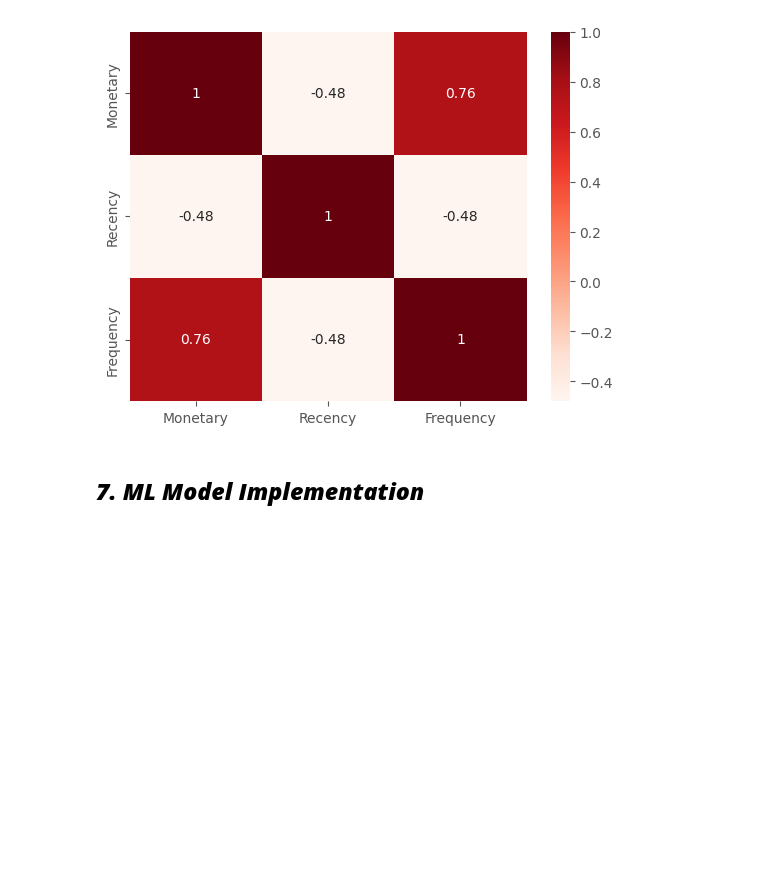
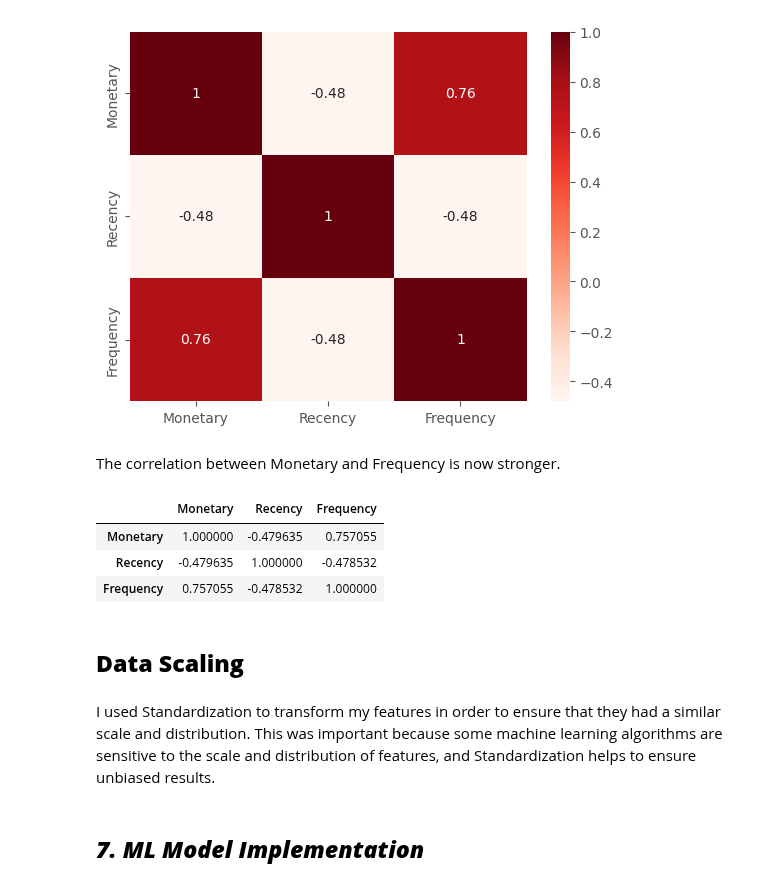
Before and after one commit to Preetirai-tech/Online-Retail-Customer-Segmentation-Project, a Jupyter notebook: Customer_Segmentation.ipynb, the cells around one changed output. Drawn from its saved outputs; the diff is of its cells as text; code cells hidden in the pictures; blank space fills up the shorter version.

```diff
--- a/Customer_Segmentation.ipynb
+++ b/Customer_Segmentation.ipynb
@@ -939,3 +947,13 @@ sns.heatmap(log_data.corr(), annot = True, cmap = 'Reds')
 # %% [output]
 <Axes: >
 [figure]
+# %% [markdown]
+The correlation between Monetary and Frequency is now stronger.
+# %%
+# use the corr method of the data frame to calculate the correlation matrix
+log_data.corr()
+# %% [output]
+|  | Monetary | Recency | Frequency |
+| Monetary | 1.000000 | -0.479635 | 0.757055 |
+| Recency | -0.479635 | 1.000000 | -0.478532 |
+| Frequency | 0.757055 | -0.478532 | 1.000000 |
@@ -941,0 +963,2 @@ sns.heatmap(log_data.corr(), annot = True, cmap = 'Reds')
+# %% [markdown]
+## **Data Scaling**
@@ -942,2 +973,4 @@ sns.heatmap(log_data.corr(), annot = True, cmap = 'Reds')
+# %% [markdown]
+I used Standardization to transform my features in order to ensure that they had a similar scale and distribution. This was important because some machine learning algorithms are sensitive to the scale and distribution of features, and Standardization helps to ensure unbiased results.
 # %% [markdown]
 ## ***7. ML Model Implementation***
```
Also changed, not shown: parts of 46 cells of this notebook.
